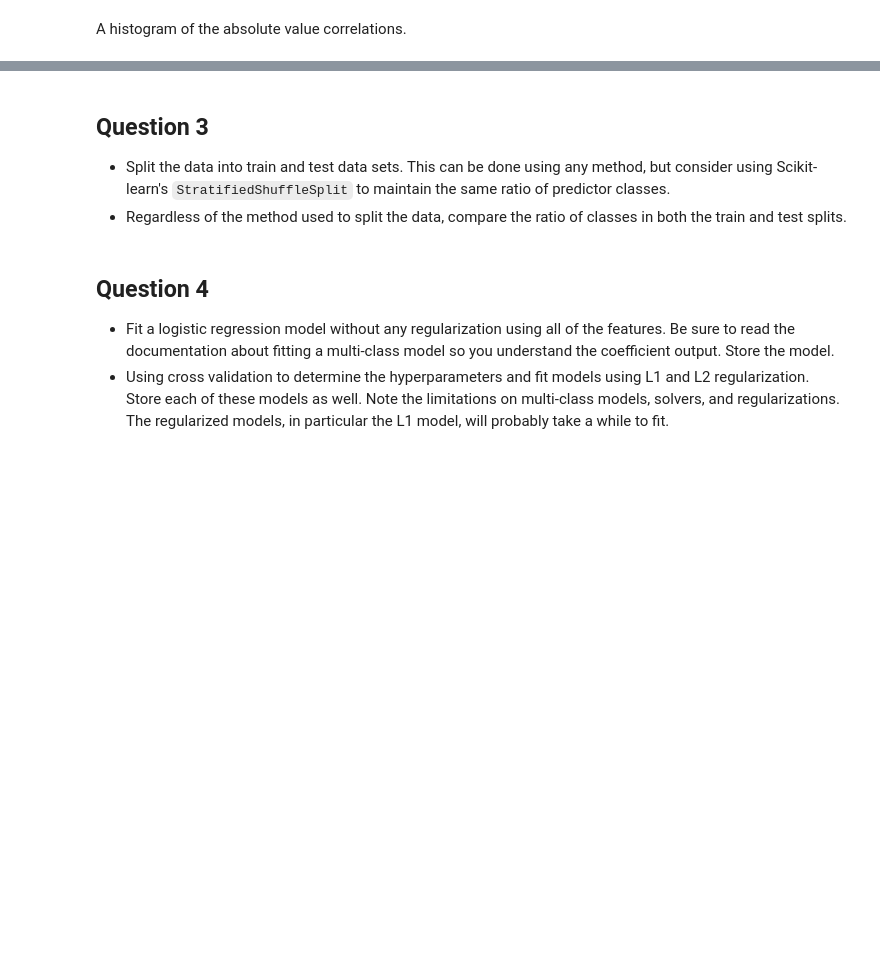
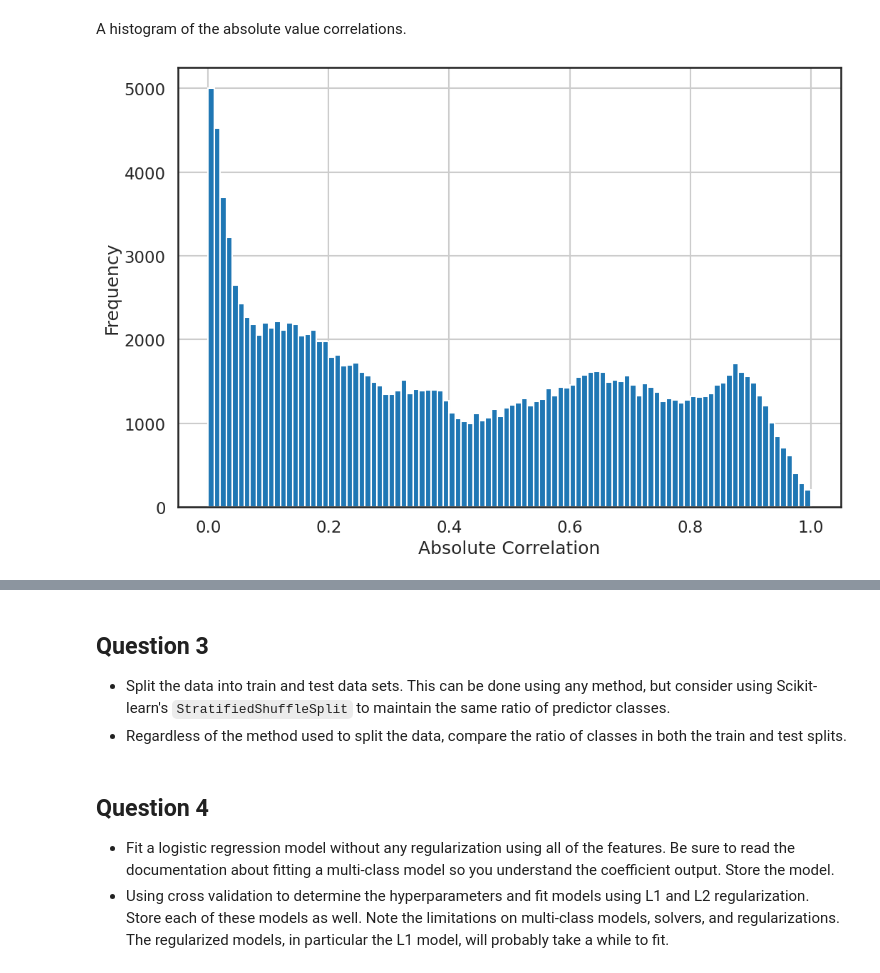
Before and after one commit to higgsboson909/AI_ML, a Jupyter notebook: week7/03a-LAB-Logistic-Regression-Error-Metrics-v2.ipynb, the cells around one changed output, grey strips where cells are left out. Cells and saved outputs as stored; diff of their text form; code cells hidden in the pictures; blank space fills up the shorter version.

```diff
--- a/week7/03a-LAB-Logistic-Regression-Error-Metrics-v2.ipynb
+++ b/week7/03a-LAB-Logistic-Regression-Error-Metrics-v2.ipynb
@@ -204,0 +218,4 @@ dtype: int64
+# %%
+# Make the unused values NaNs
+for coord in zip(*tril_index): # this * convert that tuple into two separate arrays i.e unpack that tuple
+    corr_values.iloc[coord[0], coord[1]] = np.nan
@@ -205,17 +232,6 @@ dtype: int64
 # %%
-### BEGIN SOLUTION
-# Calculate the correlation values
-feature_cols = data.columns[:-1]
-corr_values = data[feature_cols].corr()
-
-# Simplify by emptying all the data below the diagonal
-tril_index = np.tril_indices_from(corr_values)
-
-# Make the unused values NaNs
-for coord in zip(*tril_index):
-    corr_values.iloc[coord[0], coord[1]] = np.NaN
-
 # Stack the data and convert to a data frame
+# creates a dataframe that has three columns 'feature1' 'feature2' and correlation
 corr_values = (corr_values
                .stack()
                .to_frame()
@@ -224,5 +240,6 @@ corr_values = (corr_values
                                 'level_1':'feature2',
                                 0:'correlation'}))
 
+print(corr_values)
 # Get the absolute values for sorting
 corr_values['abs_correlation'] = corr_values.correlation.abs()
@@ -235,9 +287,11 @@ import seaborn as sns
 # %%
 sns.set_context('talk')
 sns.set_style('white')
 
-ax = corr_values.abs_correlation.hist(bins=50, figsize=(12, 8))
+ax = corr_values.abs_correlation.hist(bins=100, figsize=(12, 8))
 ax.set(xlabel='Absolute Correlation', ylabel='Frequency');
+# %% [output]
+[figure, added]
 # %%
 # The most highly correlated values
 corr_values.sort_values('correlation', ascending=False).query('abs_correlation>0.8')
```
Also changed, not shown: parts of 6 cells of this notebook.
